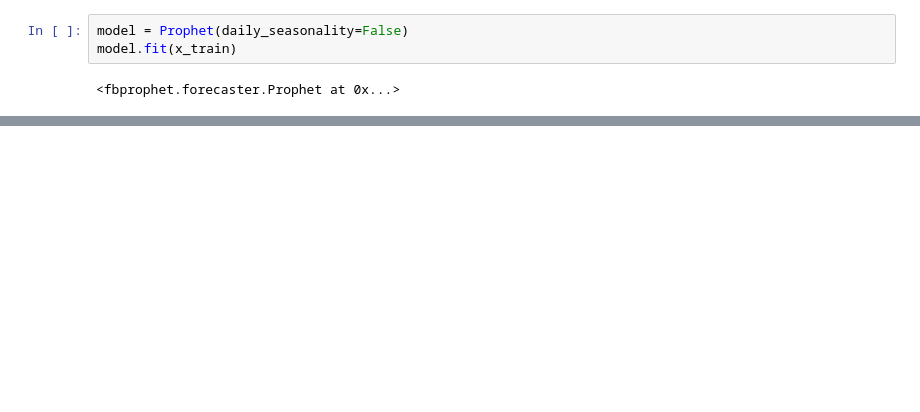
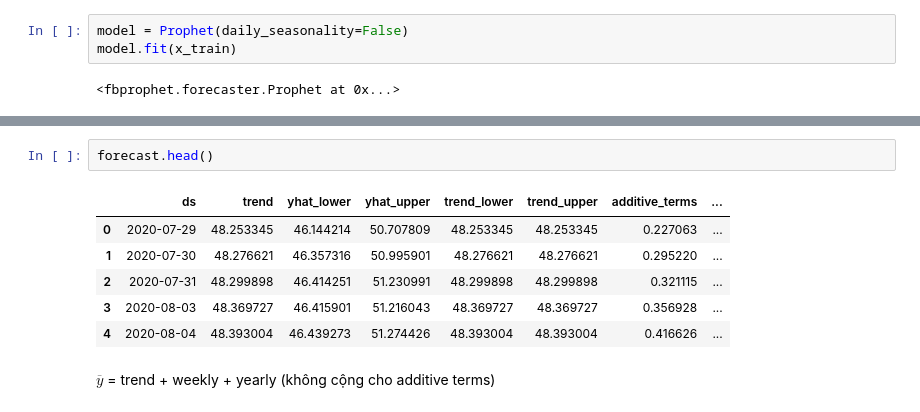
Before and after one commit to vantuan5644/StockPriceForecasting, a Jupyter notebook: notebooks/Prophet_VoDucMan.ipynb, the cells around one changed output, grey strips where cells are left out. Drawn from its saved outputs; the diff is of its cells as text; blank space fills up the shorter version.

```diff
--- a/notebooks/Prophet_VoDucMan.ipynb
+++ b/notebooks/Prophet_VoDucMan.ipynb
@@ -85,0 +122,11 @@ figure_2 = model.plot_components(forecast)
+# %%
+forecast.head()
+# %% [output]
+|  | ds | trend | yhat_lower | yhat_upper | trend_lower | trend_upper | additive_terms | ... |
+| 0 | 2020-07-29 | 48.253345 | 46.144214 | 50.707809 | 48.253345 | 48.253345 | 0.227063 | ... |
+| 1 | 2020-07-30 | 48.276621 | 46.357316 | 50.995901 | 48.276621 | 48.276621 | 0.295220 | ... |
+| 2 | 2020-07-31 | 48.299898 | 46.414251 | 51.230991 | 48.299898 | 48.299898 | 0.321115 | ... |
+| 3 | 2020-08-03 | 48.369727 | 46.415901 | 51.216043 | 48.369727 | 48.369727 | 0.356928 | ... |
+| 4 | 2020-08-04 | 48.393004 | 46.439273 | 51.274426 | 48.393004 | 48.393004 | 0.416626 | ... |
+# %% [markdown]
+$\overline y$ = trend + weekly + yearly (không cộng cho additive terms)
```
Also changed, not shown: parts of 22 cells of this notebook.
